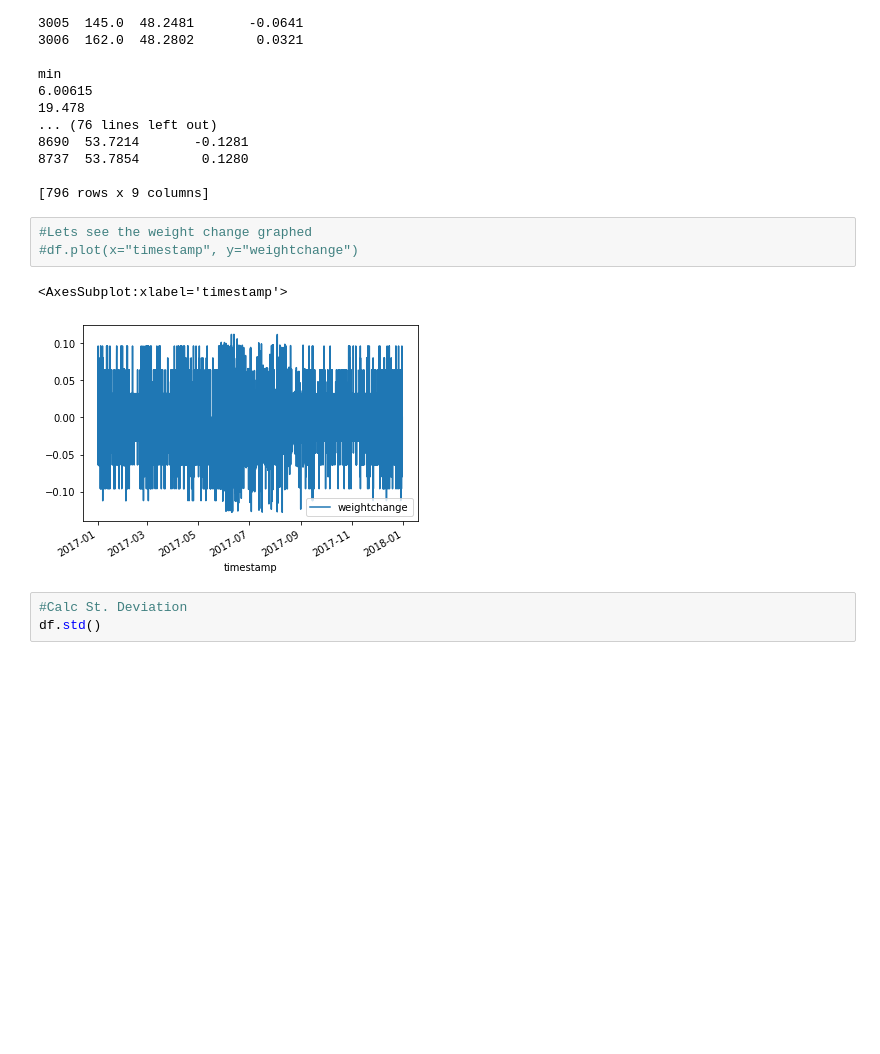
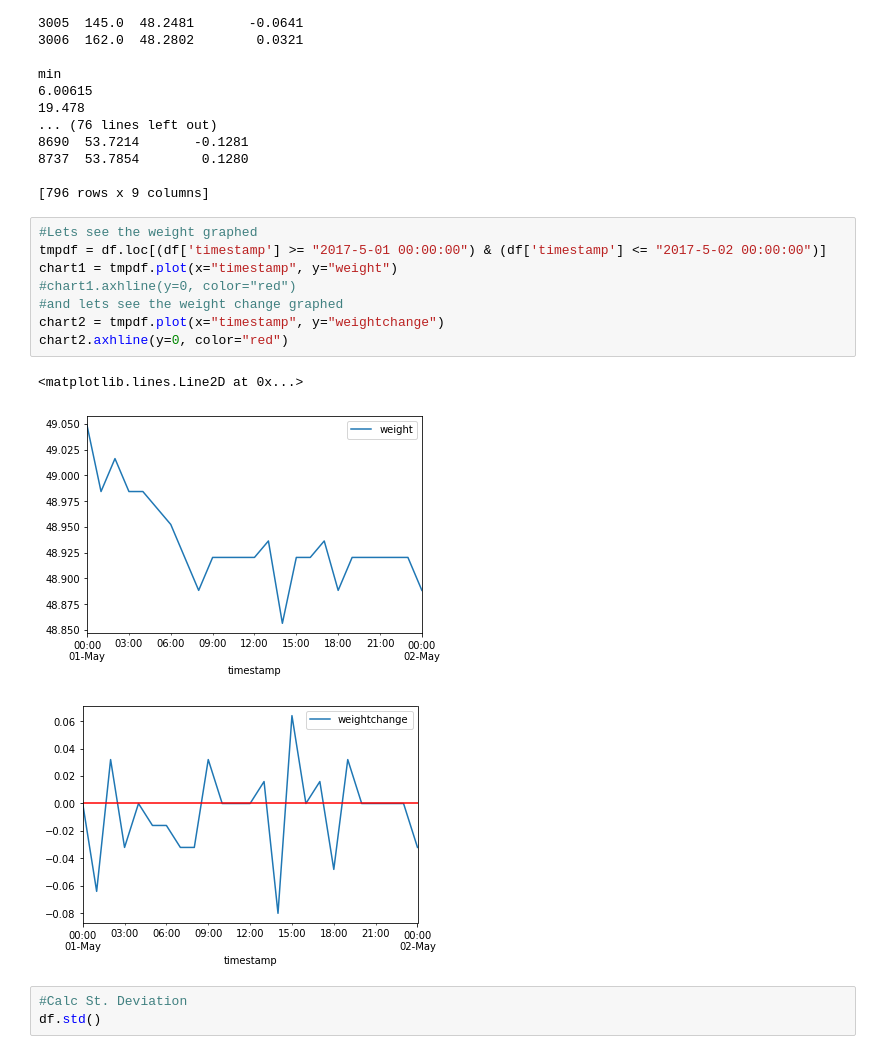
Before and after one commit to AFineSortie/Apicultural-Conservation-and-Technology, a Jupyter notebook: beehive-metrics_2017.ipynb, the cells around one changed output. Drawn from its saved outputs; the diff is of its cells as text; blank space fills up the shorter version.

Commit message:
Work on handling missing data in Hudson Valley dataset, visualized weight and weightchanged more clearly for use in the paper

```diff
--- a/beehive-metrics_2017.ipynb
+++ b/beehive-metrics_2017.ipynb
@@ -273,11 +273,17 @@ min
 
 [796 rows x 9 columns]
 # %%
-#Lets see the weight change graphed
-#df.plot(x="timestamp", y="weightchange")
+#Lets see the weight graphed
+tmpdf = df.loc[(df['timestamp'] >= "2017-5-01 00:00:00") & (df['timestamp'] <= "2017-5-02 00:00:00")]
+chart1 = tmpdf.plot(x="timestamp", y="weight")
+#chart1.axhline(y=0, color="red")
+#and lets see the weight change graphed
+chart2 = tmpdf.plot(x="timestamp", y="weightchange")
+chart2.axhline(y=0, color="red")
 # %% [output]
-<AxesSubplot:xlabel='timestamp'>
+<matplotlib.lines.Line2D at 0x...>
-[figure, old version]
+[figure, new version]
+[figure, added]
 # %%
 #Calc St. Deviation
 df.std()
```
Also changed, not shown: parts of 5 cells of this notebook, 1 other file.
